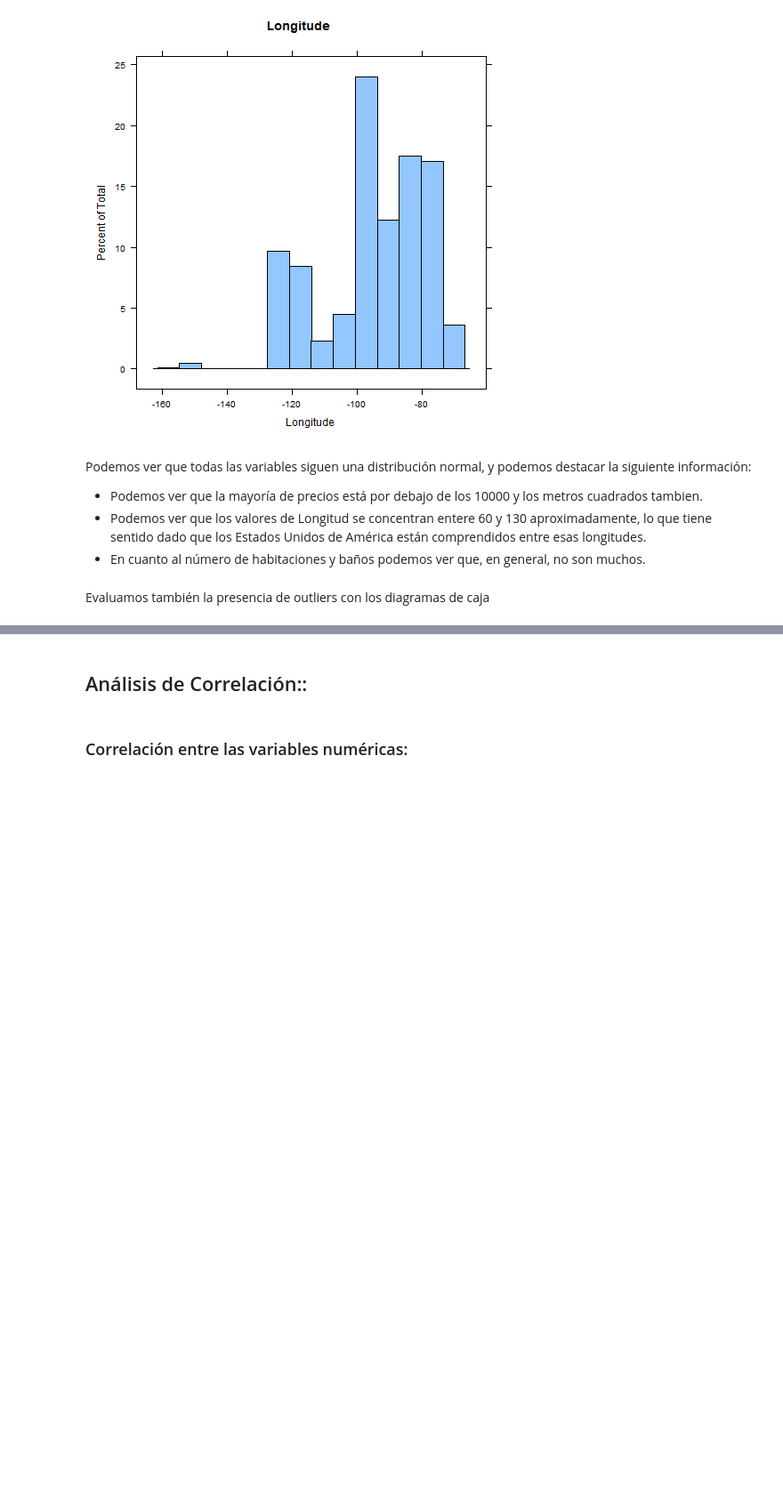
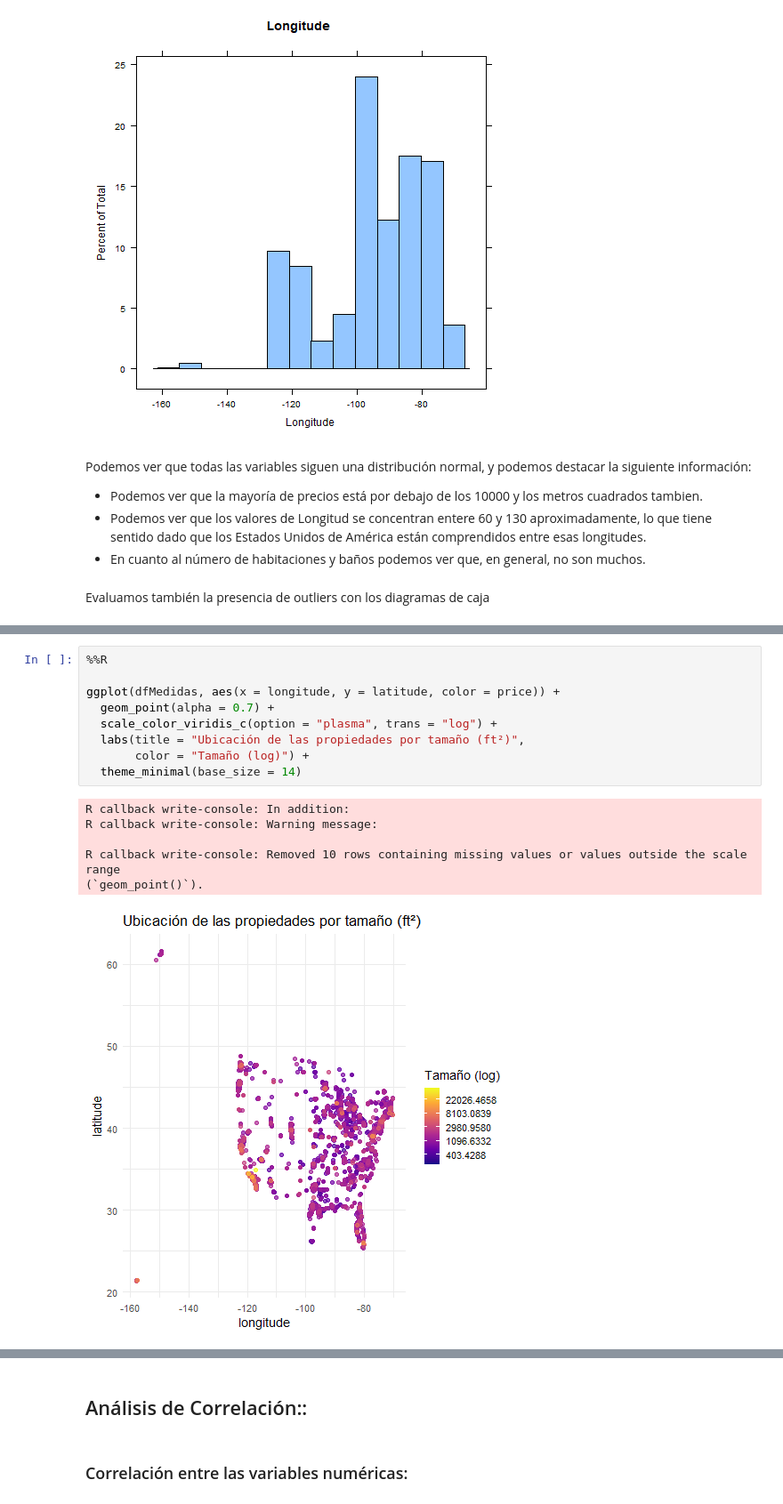
Before and after one commit to Arturo-Hernanz-CM/analisis_datos_modelo_clasificacion_viviendas, a Jupyter notebook: modelo_clasificacion.ipynb, the cells around one changed output, grey strips where cells are left out. Shown: that part at 89% size. Cells and saved outputs as stored; diff of their text form; blank space fills up the shorter version.

```diff
--- a/modelo_clasificacion.ipynb
+++ b/modelo_clasificacion.ipynb
@@ -254,0 +272,16 @@ Podemos ver que todas las variables presentan Outliers, siendo el precio y los m
+# %%
+%%R
+
+ggplot(dfMedidas, aes(x = longitude, y = latitude, color = price)) +
+  geom_point(alpha = 0.7) +
+  scale_color_viridis_c(option = "plasma", trans = "log") +
+  labs(title = "Ubicación de las propiedades por tamaño (ft²)",
+       color = "Tamaño (log)") +
+  theme_minimal(base_size = 14)
+# %% [output]
+R callback write-console: In addition:
+R callback write-console: Warning message:
+
+R callback write-console: Removed 10 rows containing missing values or values outside the scale range
+(`geom_point()`).
+[figure, added]
```
Also changed, not shown: parts of 9 cells of this notebook.
